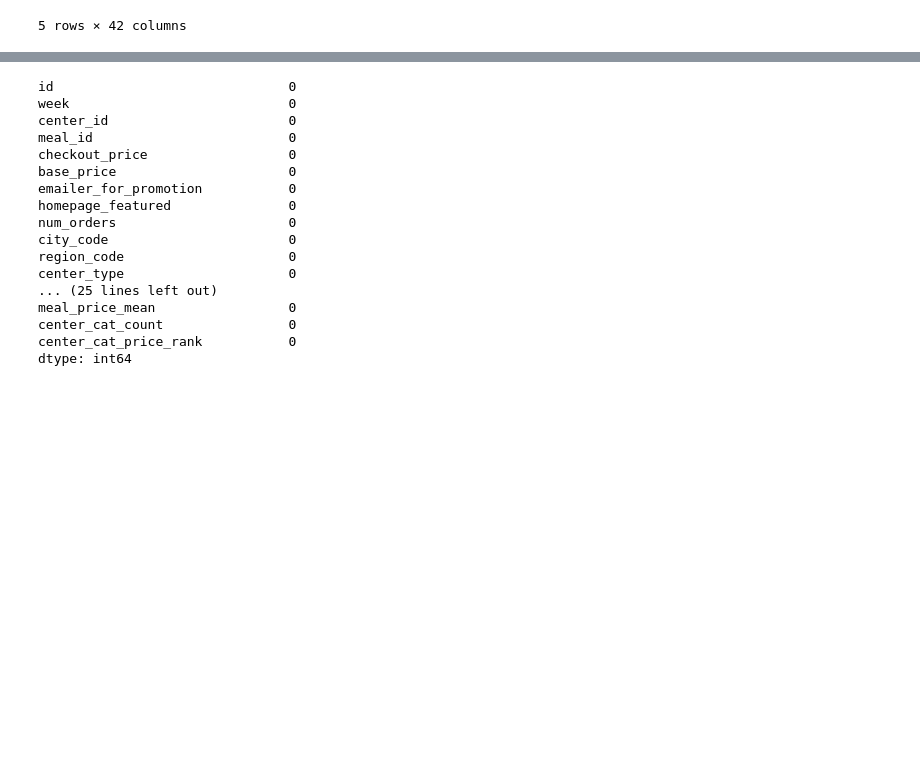
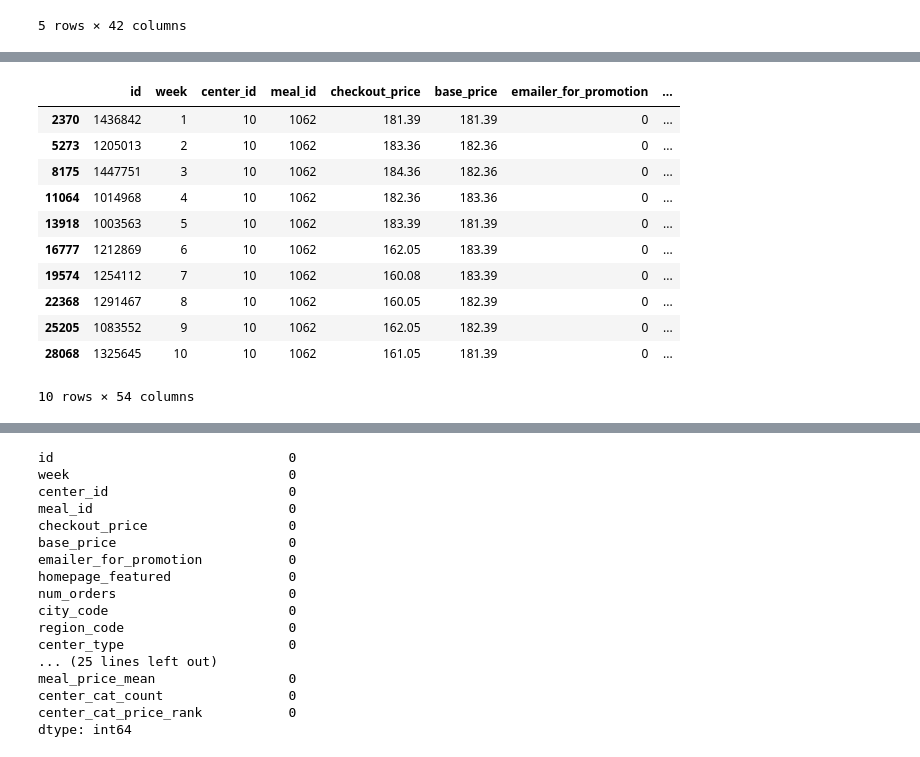
Before and after one commit to snarula31/End-to-end-Food-Demand-Prediction, a Jupyter notebook: notebook/Food_Demand_forecasting.ipynb, the cells around one changed output, grey strips where cells are left out. Cells and saved outputs as stored; diff of their text form; code cells hidden in the pictures; blank space fills up the shorter version.

```diff
--- a/notebook/Food_Demand_forecasting.ipynb
+++ b/notebook/Food_Demand_forecasting.ipynb
@@ -1404,0 +1671,17 @@ datay[datay['center_id'] == 10]
+# %%
+# region_meal_week_count: the total number of a specific meal sold in a region during a specific week.
+datay['region_meal_week_count'] = datay.groupby(['region_code','week'])['meal_id'].transform('count')
+datay.head(10)
+# %% [output]
+|  | id | week | center_id | meal_id | checkout_price | base_price | emailer_for_promotion | ... |
+| 2370 | 1436842 | 1 | 10 | 1062 | 181.39 | 181.39 | 0 | ... |
+| 5273 | 1205013 | 2 | 10 | 1062 | 183.36 | 182.36 | 0 | ... |
+| 8175 | 1447751 | 3 | 10 | 1062 | 184.36 | 182.36 | 0 | ... |
+| 11064 | 1014968 | 4 | 10 | 1062 | 182.36 | 183.36 | 0 | ... |
+| 13918 | 1003563 | 5 | 10 | 1062 | 183.39 | 181.39 | 0 | ... |
+| 16777 | 1212869 | 6 | 10 | 1062 | 162.05 | 183.39 | 0 | ... |
+| 19574 | 1254112 | 7 | 10 | 1062 | 160.08 | 183.39 | 0 | ... |
+| 22368 | 1291467 | 8 | 10 | 1062 | 160.05 | 182.39 | 0 | ... |
+| 25205 | 1083552 | 9 | 10 | 1062 | 162.05 | 182.39 | 0 | ... |
+| 28068 | 1325645 | 10 | 10 | 1062 | 161.05 | 181.39 | 0 | ... |
+10 rows × 54 columns
```
Also changed, not shown: parts of 26 cells of this notebook, 12 other files.
